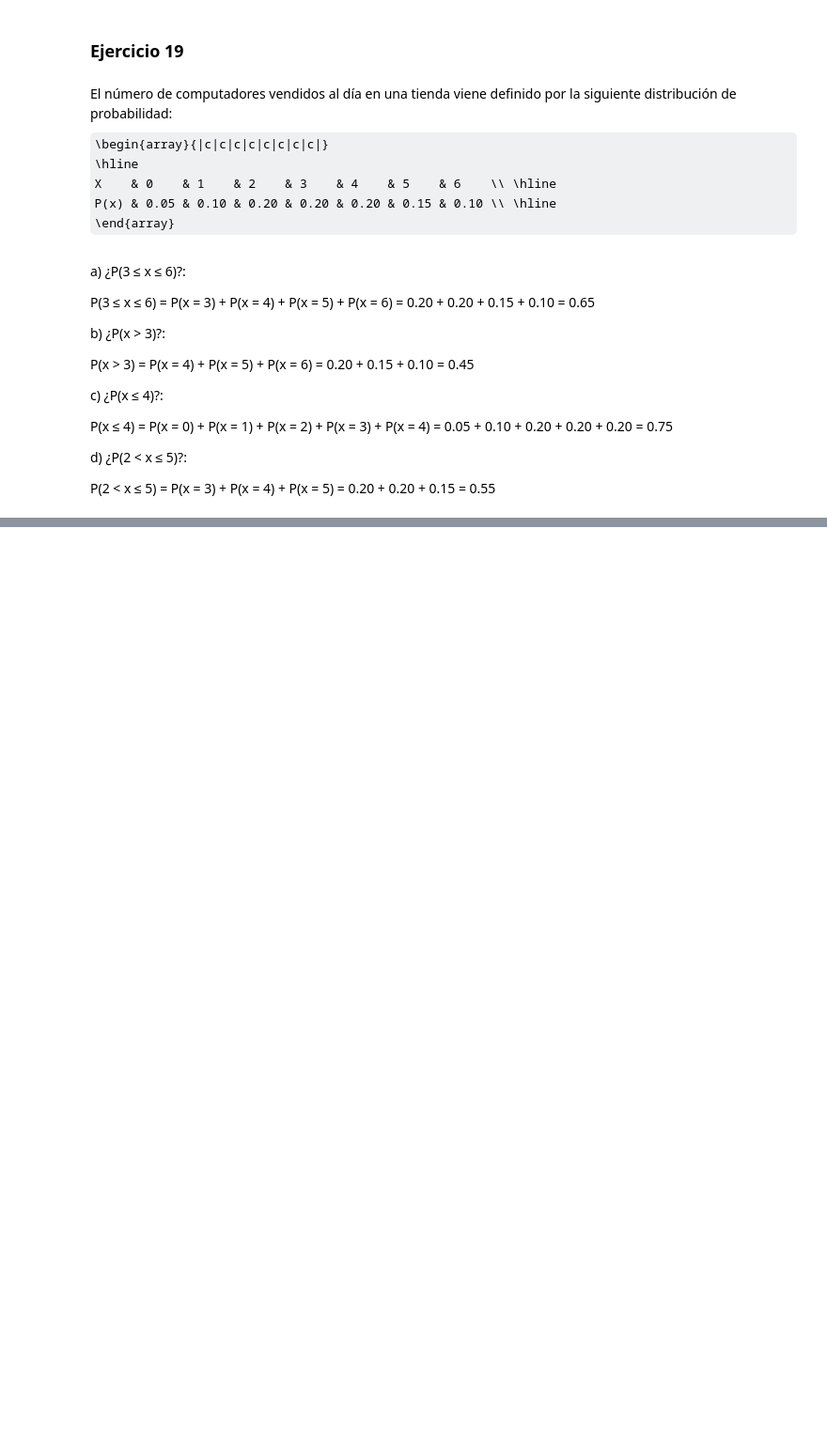
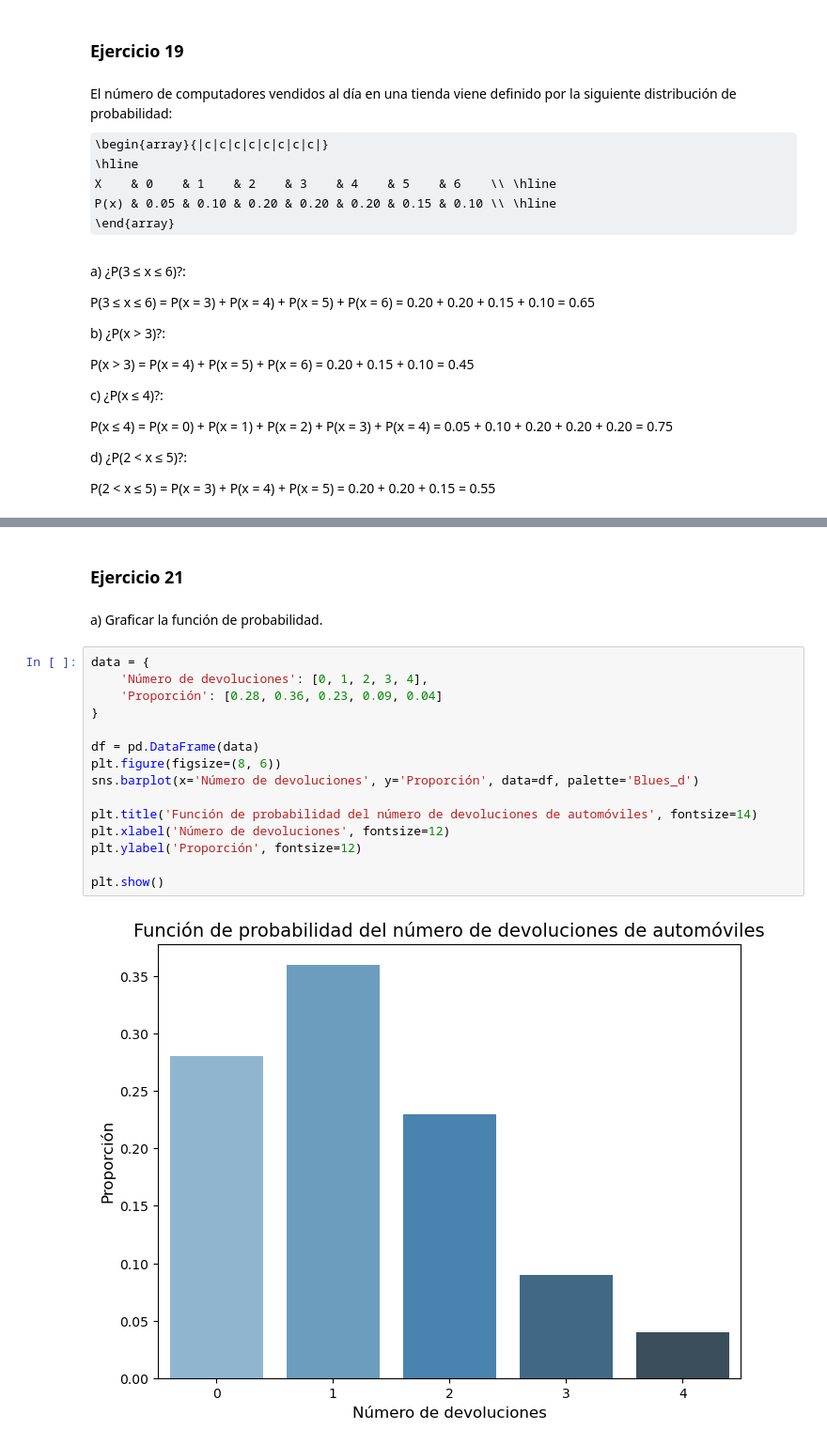
Before and after one commit to TauberF/AnalisisDeDatos, a Jupyter notebook: Practico3/Practico3.ipynb, the cells around one changed output, grey strips where cells are left out. Shown: that part at 94% size. Cells and saved outputs as stored; diff of their text form; some formulas as TeX source; blank space fills up the shorter version.

```diff
--- a/Practico3/Practico3.ipynb
+++ b/Practico3/Practico3.ipynb
@@ -251,0 +322,21 @@ P(2 < x ≤ 5) = P(x = 3) + P(x = 4) + P(x = 5) = 0.20 + 0.20 + 0.15 = 0.55
+# %% [markdown]
+### Ejercicio 21
+# %% [markdown]
+a) Graficar la función de probabilidad.
+# %%
+data = {
+    'Número de devoluciones': [0, 1, 2, 3, 4],
+    'Proporción': [0.28, 0.36, 0.23, 0.09, 0.04]
+}
+
+df = pd.DataFrame(data)
+plt.figure(figsize=(8, 6))
+sns.barplot(x='Número de devoluciones', y='Proporción', data=df, palette='Blues_d')
+
+plt.title('Función de probabilidad del número de devoluciones de automóviles', fontsize=14)
+plt.xlabel('Número de devoluciones', fontsize=12)
+plt.ylabel('Proporción', fontsize=12)
+
+plt.show()
+# %% [output]
+[figure, added]
```
Also changed, not shown: parts of 49 cells of this notebook.
